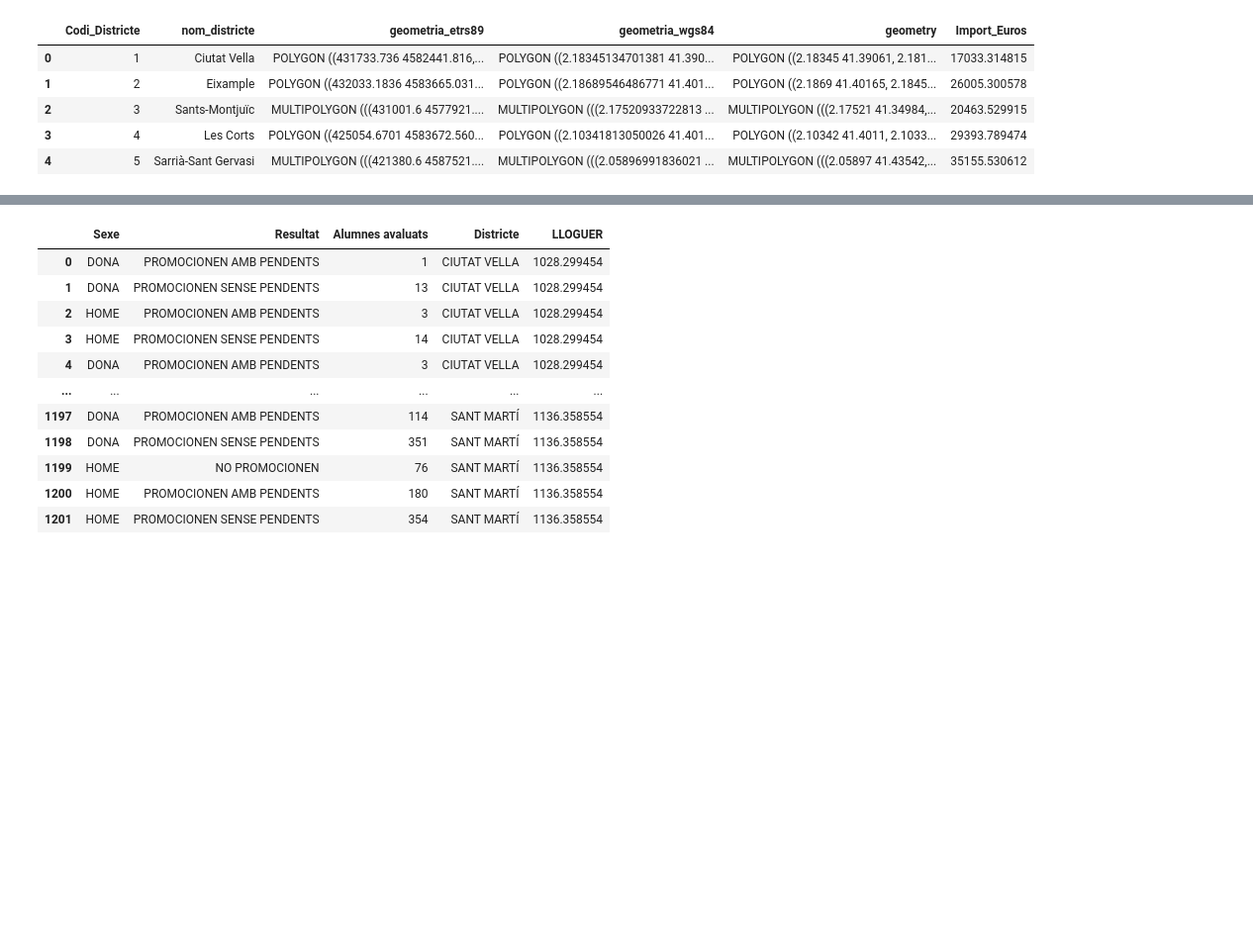
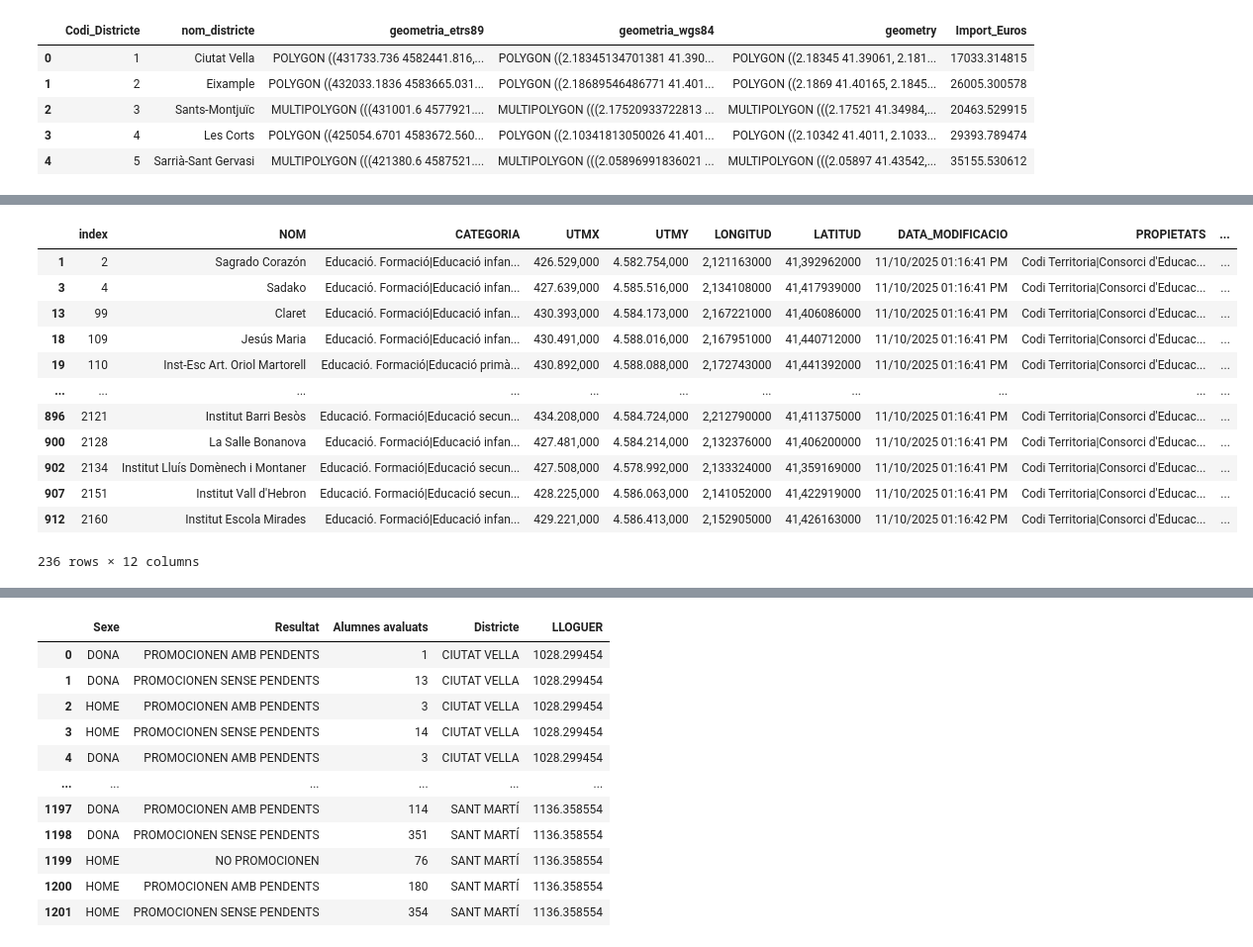
Before and after one commit to annaszymanskicortes/truco-o-dato, a Jupyter notebook: notebook_ana.ipynb, the cells around one changed output, grey strips where cells are left out. Shown at 99% size. Cells and saved outputs as stored; diff of their text form; code cells hidden in the pictures; blank space fills up the shorter version.

```diff
--- a/notebook_ana.ipynb
+++ b/notebook_ana.ipynb
@@ -388,5 +391,10 @@ ax[1].axis("off")
 # %%
 df_equipaments=pd.read_csv('data_Ana/Equipaments_de_Catalunya_20251110.csv', delimiter=',')
 
-df_equipaments.head()
+df_equipaments_bcn=df_equipaments[df_equipaments["POBLACIO"]=="Barcelona"].reset_index()
+
+df_equipaments_bcn=df_equipaments_bcn[['NOM','CATEGORIA',"UTMX","UTMY","LONGITUD","LATITUD","DATA_MODIFICACIO","PROPIETATS","Georeferència"]]
+
+
+df_equipaments_bcn['CATEGORIA'].head()
 # %% [output]
@@ -399,0 +465,26 @@ df_equipaments.head()
+# %%
+df_equipaments_bcn=df_equipaments_bcn[df_equipaments_bcn["Categoria_principal"]=="Educació. Formació"].reset_index()
+#df_equipaments_bcn_ESO=df_equipaments_bcn[df_equipaments_bcn["Subcategories"]=="[Educació secundària obligatòria (ESO)]"].reset_index()
+#df_equipaments_bcn_eso=df_equipaments_bcn[df_equipaments_bcn['Subcategories'].explode() == "Educació secundària obligatòria (ESO)"]
+df_equipaments_bcn_eso = df_equipaments_bcn[
+    df_equipaments_bcn['Subcategories'].apply(
+        lambda lst: isinstance(lst, list) and
+                    "Educació secundària obligatòria (ESO)" in lst
+    )
+]
+# %%
+df_equipaments_bcn_eso
+# %% [output]
+|  | index | NOM | CATEGORIA | UTMX | UTMY | LONGITUD | LATITUD | DATA_MODIFICACIO | PROPIETATS | ... |
+| 1 | 2 | Sagrado Corazón | Educació. Formació|Educació infan... | 426.529,000 | 4.582.754,000 | 2,121163000 | 41,392962000 | 11/10/2025 01:16:41 PM | Codi Territoria|Consorci d'Educac... | ... |
+| 3 | 4 | Sadako | Educació. Formació|Educació infan... | 427.639,000 | 4.585.516,000 | 2,134108000 | 41,417939000 | 11/10/2025 01:16:41 PM | Codi Territoria|Consorci d'Educac... | ... |
+| 13 | 99 | Claret | Educació. Formació|Educació infan... | 430.393,000 | 4.584.173,000 | 2,167221000 | 41,406086000 | 11/10/2025 01:16:41 PM | Codi Territoria|Consorci d'Educac... | ... |
+| 18 | 109 | Jesús Maria | Educació. Formació|Educació infan... | 430.491,000 | 4.588.016,000 | 2,167951000 | 41,440712000 | 11/10/2025 01:16:41 PM | Codi Territoria|Consorci d'Educac... | ... |
+| 19 | 110 | Inst-Esc Art. Oriol Martorell | Educació. Formació|Educació primà... | 430.892,000 | 4.588.088,000 | 2,172743000 | 41,441392000 | 11/10/2025 01:16:41 PM | Codi Territoria|Consorci d'Educac... | ... |
+| ... | ... | ... | ... | ... | ... | ... | ... | ... | ... | ... |
+| 896 | 2121 | Institut Barri Besòs | Educació. Formació|Educació secun... | 434.208,000 | 4.584.724,000 | 2,212790000 | 41,411375000 | 11/10/2025 01:16:41 PM | Codi Territoria|Consorci d'Educac... | ... |
+| 900 | 2128 | La Salle Bonanova | Educació. Formació|Educació infan... | 427.481,000 | 4.584.214,000 | 2,132376000 | 41,406200000 | 11/10/2025 01:16:41 PM | Codi Territoria|Consorci d'Educac... | ... |
+| 902 | 2134 | Institut Lluís Domènech i Montaner | Educació. Formació|Educació secun... | 427.508,000 | 4.578.992,000 | 2,133324000 | 41,359169000 | 11/10/2025 01:16:41 PM | Codi Territoria|Consorci d'Educac... | ... |
+| 907 | 2151 | Institut Vall d'Hebron | Educació. Formació|Educació secun... | 428.225,000 | 4.586.063,000 | 2,141052000 | 41,422919000 | 11/10/2025 01:16:41 PM | Codi Territoria|Consorci d'Educac... | ... |
+| 912 | 2160 | Institut Escola Mirades | Educació. Formació|Educació infan... | 429.221,000 | 4.586.413,000 | 2,152905000 | 41,426163000 | 11/10/2025 01:16:42 PM | Codi Territoria|Consorci d'Educac... | ... |
+236 rows × 12 columns
```
Also changed, not shown: parts of 7 cells of this notebook.
